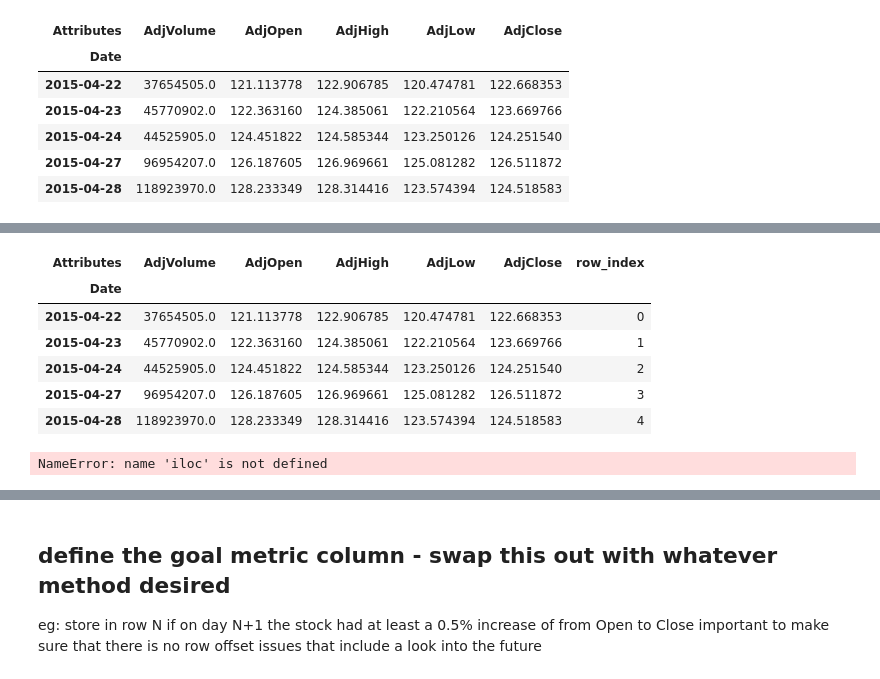
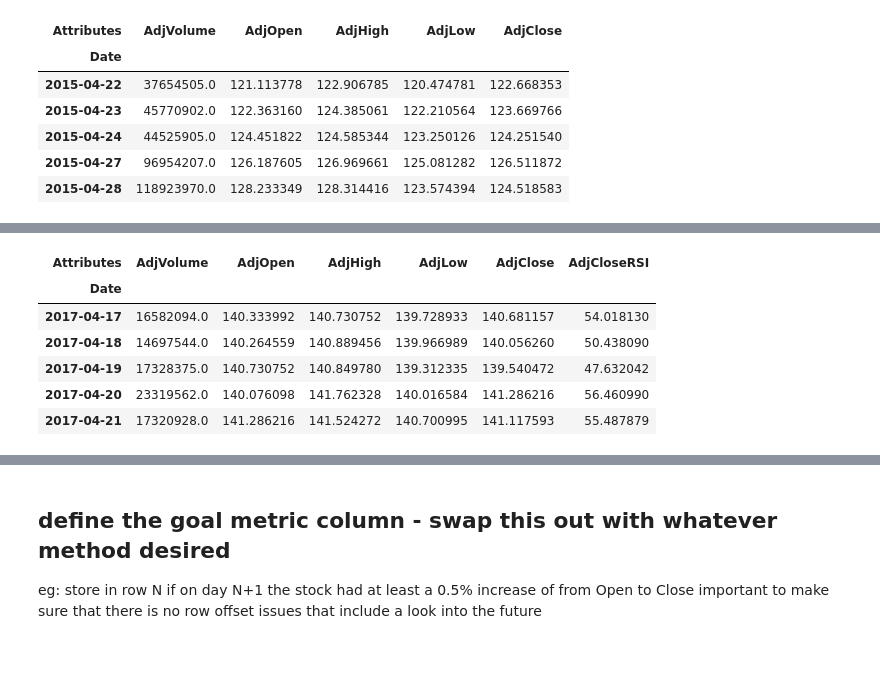
Before and after one commit to Lindstaedt/Stock-recommendation-with-ML, a Jupyter notebook: trader.ipynb, the cells around one changed output, grey strips where cells are left out. Drawn from its saved outputs; the diff is of its cells as text; code cells hidden in the pictures.

```diff
--- a/trader.ipynb
+++ b/trader.ipynb
@@ -96,10 +73,0 @@ price['row_index'] = range(0, price.shape[0])
-# %%
-price.head()
-# %% [output]
-| Attributes | AdjVolume | AdjOpen | AdjHigh | AdjLow | AdjClose | row_index |
-| Date |  |  |  |  |  |  |
-| 2015-04-22 | 37654505.0 | 121.113778 | 122.906785 | 120.474781 | 122.668353 | 0 |
-| 2015-04-23 | 45770902.0 | 122.363160 | 124.385061 | 122.210564 | 123.669766 | 1 |
-| 2015-04-24 | 44525905.0 | 124.451822 | 124.585344 | 123.250126 | 124.251540 | 2 |
-| 2015-04-27 | 96954207.0 | 126.187605 | 126.969661 | 125.081282 | 126.511872 | 3 |
-| 2015-04-28 | 118923970.0 | 128.233349 | 128.314416 | 123.574394 | 124.518583 | 4 |
@@ -108,11 +73,0 @@ import talib as ta
-# %%
-def ApplyIndicator(df, attribute, indicator_func, *args):
-    func_name = indicator_func.__name__
-    df.loc[:, idx[func_name]] = indicator_func(df.loc[:, iloc[attribute]].values, *args)
-    return df, func_name
-
-new_df, indicator_name = ApplyIndicator(price, 'AdjClose', ta.RSI, 14)
-
-new_df.tail()
-# %% [output]
-NameError: name 'iloc' is not defined
@@ -119 +100,13 @@ NameError: name 'iloc' is not defined
+# %%
+new_df, indicator_name = add_TALib_indicator(df, 'AdjClose', ta.RSI, 14)
+
+new_df.tail()
+# %% [output]
+| Attributes | AdjVolume | AdjOpen | AdjHigh | AdjLow | AdjClose | AdjCloseRSI |
+| Date |  |  |  |  |  |  |
+| 2017-04-17 | 16582094.0 | 140.333992 | 140.730752 | 139.728933 | 140.681157 | 54.018130 |
+| 2017-04-18 | 14697544.0 | 140.264559 | 140.889456 | 139.966989 | 140.056260 | 50.438090 |
+| 2017-04-19 | 17328375.0 | 140.730752 | 140.849780 | 139.312335 | 139.540472 | 47.632042 |
+| 2017-04-20 | 23319562.0 | 140.076098 | 141.762328 | 140.016584 | 141.286216 | 56.460990 |
+| 2017-04-21 | 17320928.0 | 141.286216 | 141.524272 | 140.700995 | 141.117593 | 55.487879 |
 # %%
```
Also changed, not shown: parts of 11 cells of this notebook.
